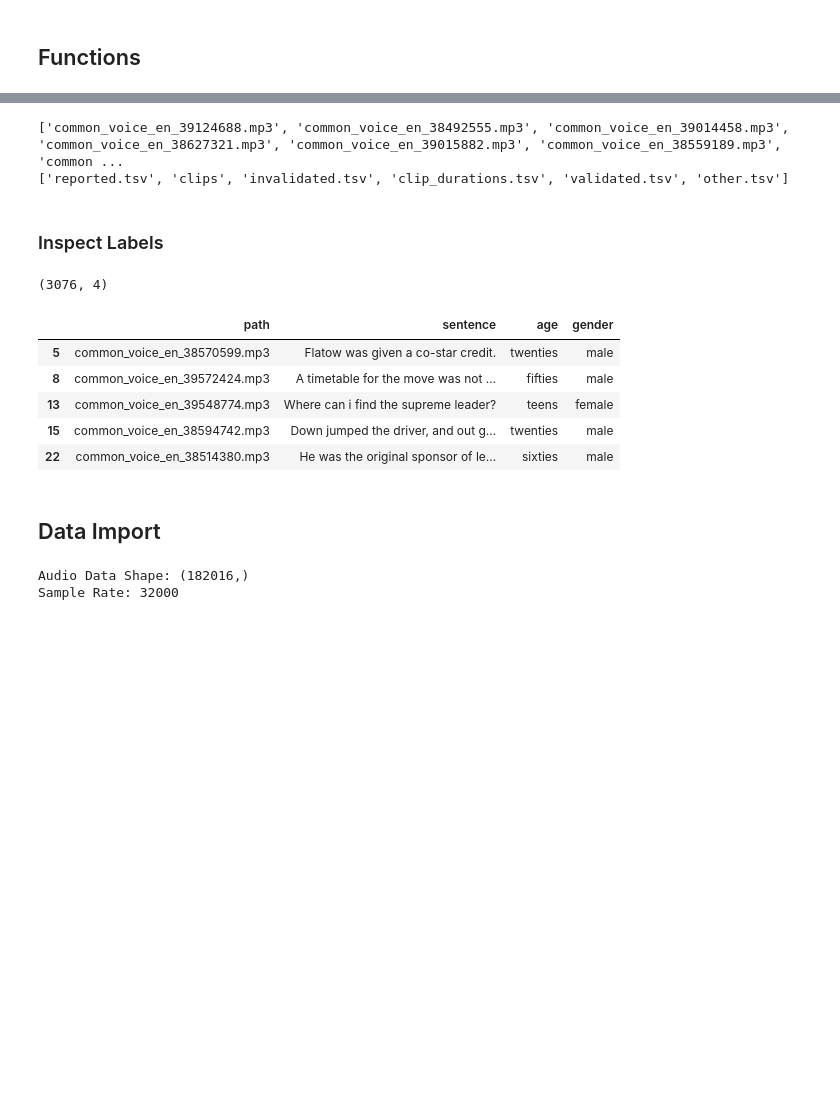
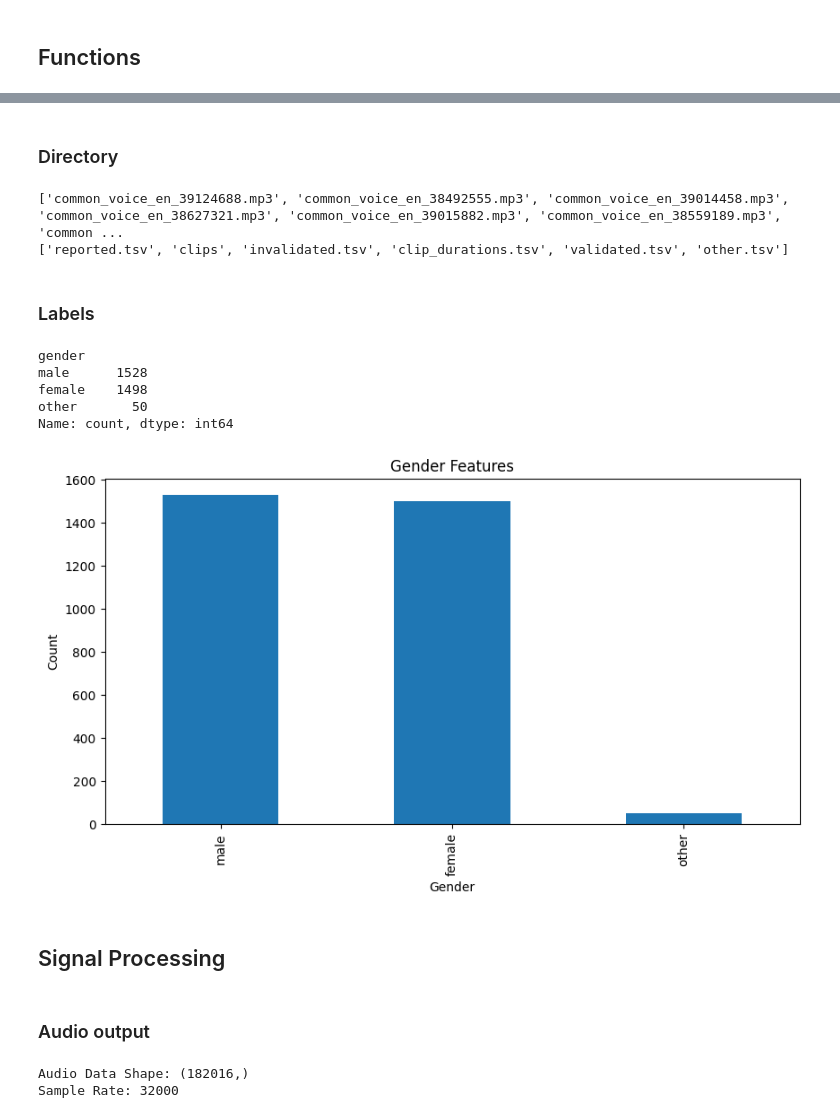
Before and after one commit to Gaitch/voice_mf_classification, a Jupyter notebook: dev/prototype.ipynb, the cells around one changed output, grey strips where cells are left out. Cells and saved outputs as stored; diff of their text form; code cells hidden in the pictures; blank space fills up the shorter version.

```diff
--- a/dev/prototype.ipynb
+++ b/dev/prototype.ipynb
@@ -14,3 +26,6 @@ image_path = '../doc/images/'
+# %%
+IMAGE_PATH = '../doc/images/' # path to save images for LaTeX import
+AUDIO_PATH = 'data/cv-corpus-16.1-delta-2023-12-06/en/clips/' # path to audio files
 # %% [markdown]
 ## Functions
 # %%
@@ -35,3 +50,5 @@ def table_to_latex(df: pd.DataFrame, filename: str) -> None:
+# %% [markdown]
+### Directory
 # %%
 
 # Specify the directory
@@ -51,34 +71,44 @@ print(labels[0:10])
 ['common_voice_en_39124688.mp3', 'common_voice_en_38492555.mp3', 'common_voice_en_39014458.mp3', 'common_voice_en_38627321.mp3', 'common_voice_en_39015882.mp3', 'common_voice_en_38559189.mp3', 'common ...
 ['reported.tsv', 'clips', 'invalidated.tsv', 'clip_durations.tsv', 'validated.tsv', 'other.tsv']
 # %% [markdown]
-### Inspect Labels
+### Labels
-# %%
-# load the data labels
-df = pd.read_csv(reported, sep='\t', header=0,)
-
-# drop unecesary columns
-df = df. drop(columns=['client_id','up_votes', 'down_votes', 'accents', 'locale', 'segment', 'variant'])
-
-# drop rows with missing values
-df = df.dropna(subset=['gender'])
-
-print(df.shape)
-head = df.head()
-
-
-table_to_latex(head, 'features')
-
-head
-# %% [output]
-(3076, 4)
-|  | path | sentence | age | gender |
-| 5 | common_voice_en_38570599.mp3 | Flatow was given a co-star credit. | twenties | male |
-| 8 | common_voice_en_39572424.mp3 | A timetable for the move was not ... | fifties | male |
-| 13 | common_voice_en_39548774.mp3 | Where can i find the supreme leader? | teens | female |
-| 15 | common_voice_en_38594742.mp3 | Down jumped the driver, and out g... | twenties | male |
-| 22 | common_voice_en_38514380.mp3 | He was the original sponsor of le... | sixties | male |
-# %% [markdown]
-## Data Import
+# %%
+
+# drop unecesary columns
+df = df. drop(columns=['client_id','up_votes', 'down_votes', 'accents', 'locale', 'segment', 'variant'])
+
+# drop rows with missing values
+df = df.dropna(subset=['gender'])
+
+print(df['gender'].value_counts())
+# Create the bar plot
+gender_feature_plot = df['gender'].value_counts().plot(kind='bar', figsize=(10, 5))
+gender_feature_plot.set_title('Gender Features')  # Set title for the plot
+gender_feature_plot.set_xlabel('Gender')          # Set x-axis label
+gender_feature_plot.set_ylabel('Count')           # Set y-axis label
+
+# Save the figure
+fig = gender_feature_plot.get_figure()
+fig.savefig(IMAGE_PATH + 'gender_features.png', dpi=600, bbox_inches='tight', transparent=True)
+
+
+# Filter the DataFrame to keep only rows where 'gender' is 'male' or 'female'
+df = df[df['gender'].isin(['male', 'female'])]
+
+# df['gender'].value_counts(['male']).plot(kind='bar')
+
+table_to_latex(df.head(), 'features')
+# %% [output]
+gender
+male      1528
+female    1498
+other       50
+Name: count, dtype: int64
+[figure, added]
+# %% [markdown]
+## Signal Processing
+# %% [markdown]
+### Audio output
 # %%
 # Update paths with the base directory path
 paths = [os.path.join(directory_clips, path) for path in df['path'].values]
```
Also changed, not shown: parts of 19 cells of this notebook.
